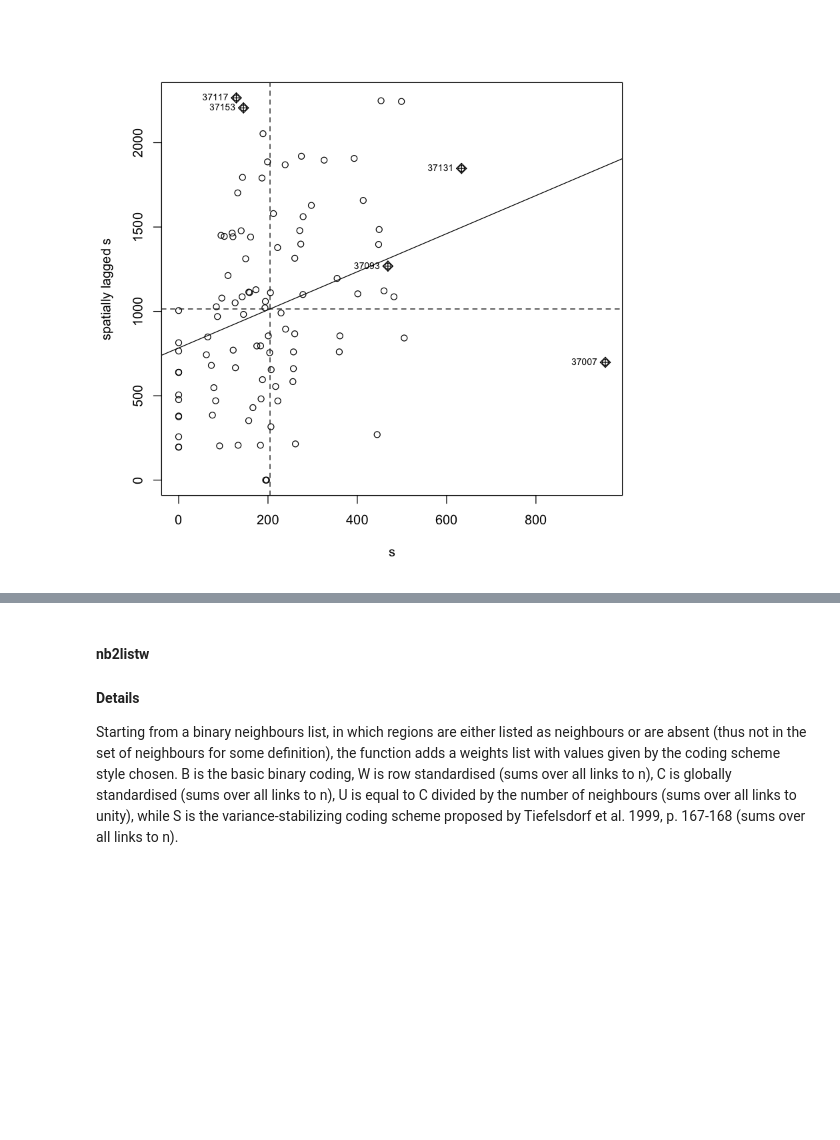
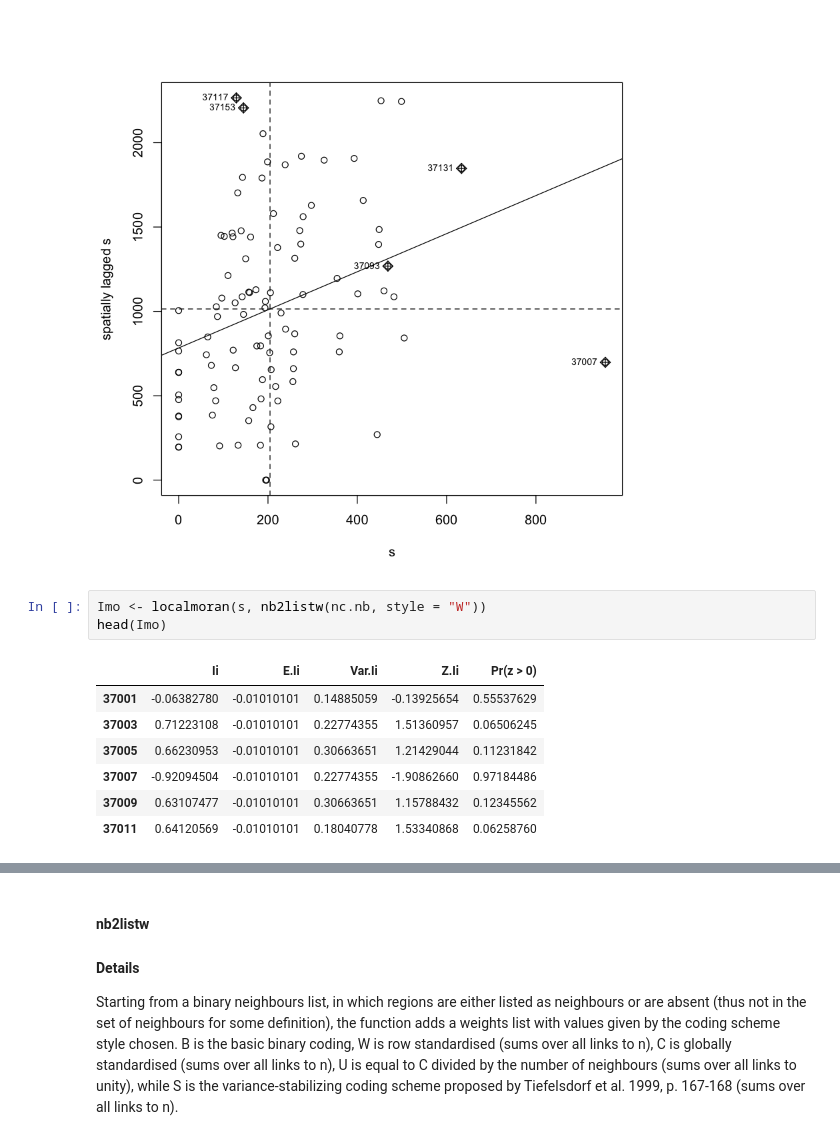
Before and after one commit to NlGG/SpatialStatistics, a Jupyter notebook: subzemi/1.ipynb, the cells around one changed output, grey strips where cells are left out. Drawn from its saved outputs; the diff is of its cells as text; blank space fills up the shorter version.

```diff
--- a/subzemi/1.ipynb
+++ b/subzemi/1.ipynb
@@ -189,3 +207,14 @@ sum(Imo[,1]
 moran.plot(s, nb2listw(nc.nb, style = "B"))
 # %% [output]
 [figure]
+# %%
+Imo <- localmoran(s, nb2listw(nc.nb, style = "W"))
+head(Imo)
+# %% [output]
+|  | Ii | E.Ii | Var.Ii | Z.Ii | Pr(z > 0) |
+| 37001 | -0.06382780 | -0.01010101 | 0.14885059 | -0.13925654 | 0.55537629 |
+| 37003 | 0.71223108 | -0.01010101 | 0.22774355 | 1.51360957 | 0.06506245 |
+| 37005 | 0.66230953 | -0.01010101 | 0.30663651 | 1.21429044 | 0.11231842 |
+| 37007 | -0.92094504 | -0.01010101 | 0.22774355 | -1.90862660 | 0.97184486 |
+| 37009 | 0.63107477 | -0.01010101 | 0.30663651 | 1.15788432 | 0.12345562 |
+| 37011 | 0.64120569 | -0.01010101 | 0.18040778 | 1.53340868 | 0.06258760 |
```
Also changed, not shown: parts of 13 cells of this notebook.
